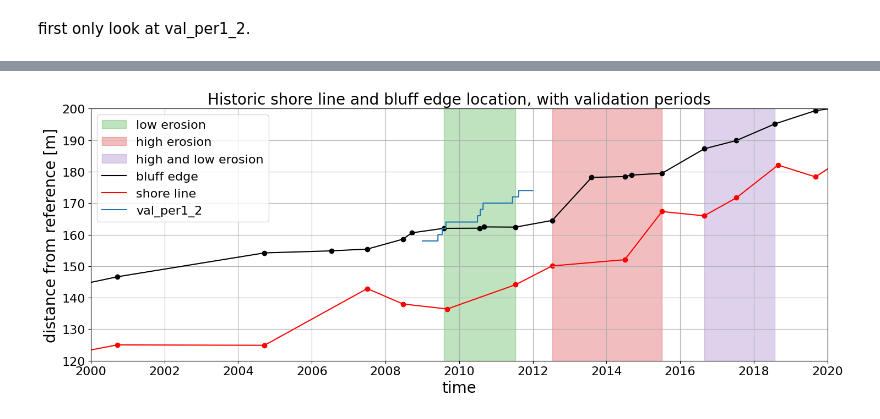
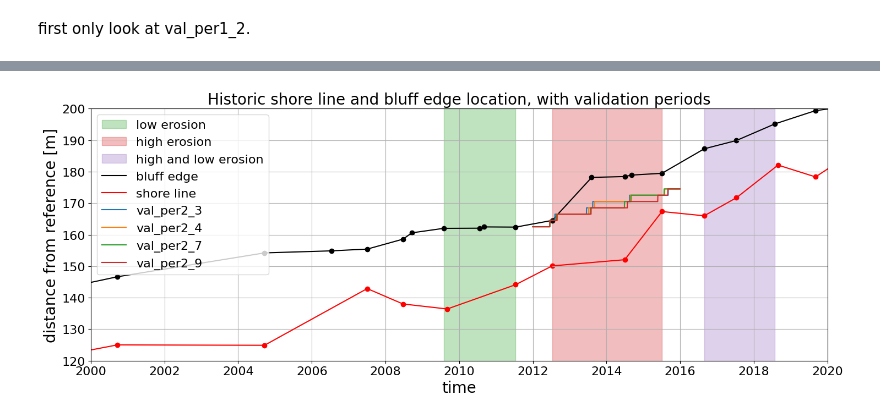
Before and after one commit to khdebruijn/thermo-morphological-model, a Jupyter notebook: results/view_erosion.ipynb, the cells around one changed output, grey strips where cells are left out. Cells and saved outputs as stored; diff of their text form; code cells hidden in the pictures.

```diff
--- a/results/view_erosion.ipynb
+++ b/results/view_erosion.ipynb
@@ -58,9 +58,9 @@ per3 = {
 # %%
 # fnames = os.listdir('./erosion_rates/')
 
-per = int(1)
+per = int(2)
 
-fnames = [f'val_per{per}_{i}.csv' for i in np.arange(2, 8)]
+fnames = [f'val_per{per}_{i}.csv' for i in [3, 4, 7, 9]]
 run_ids = [f'{fname[:-4]}' for fname in fnames]
 
 print(fnames)
@@ -207,9 +205,9 @@ ax.scatter(df_sl.time.values, df_sl.distance_from_ref.values, color='r')
 
 #######################################################################################3
 
-per = int(1)
+per = int(2)
 
-fnames = [f'val_per{per}_{i}.csv' for i in np.arange(2, 3)]
+fnames = [f'val_per{per}_{i}.csv' for i in [3, 4, 7, 9]]
 
 run_ids = [f'{fname[:-4]}' for fname in fnames]
 
@@ -217,6 +215,8 @@ i = 0
 
 # plot modelled points
 for fname in fnames:
+
+    display(df.head())
 
     df = pd.read_csv(Path(f'./erosion_rates/{fname}'), parse_dates=['time'])
 
@@ -248 +272 @@ fig.show()
-[figure, old version]
+[figure, new version]
```
Also changed, not shown: parts of 5 cells of this notebook.
